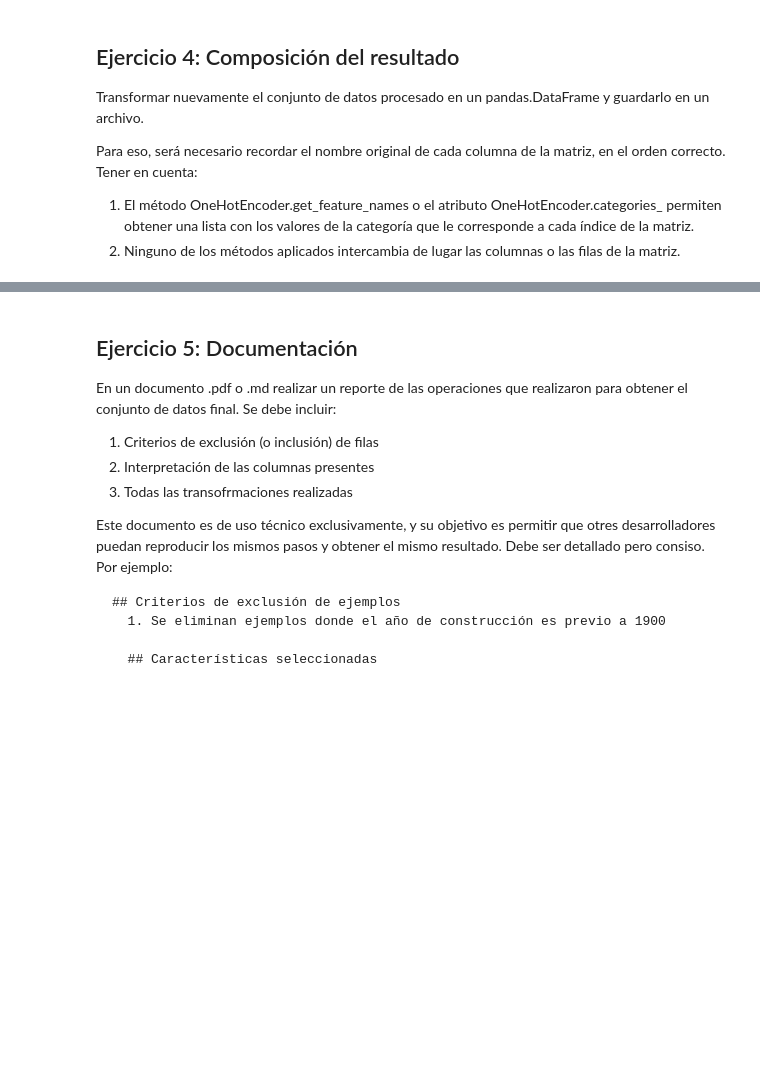
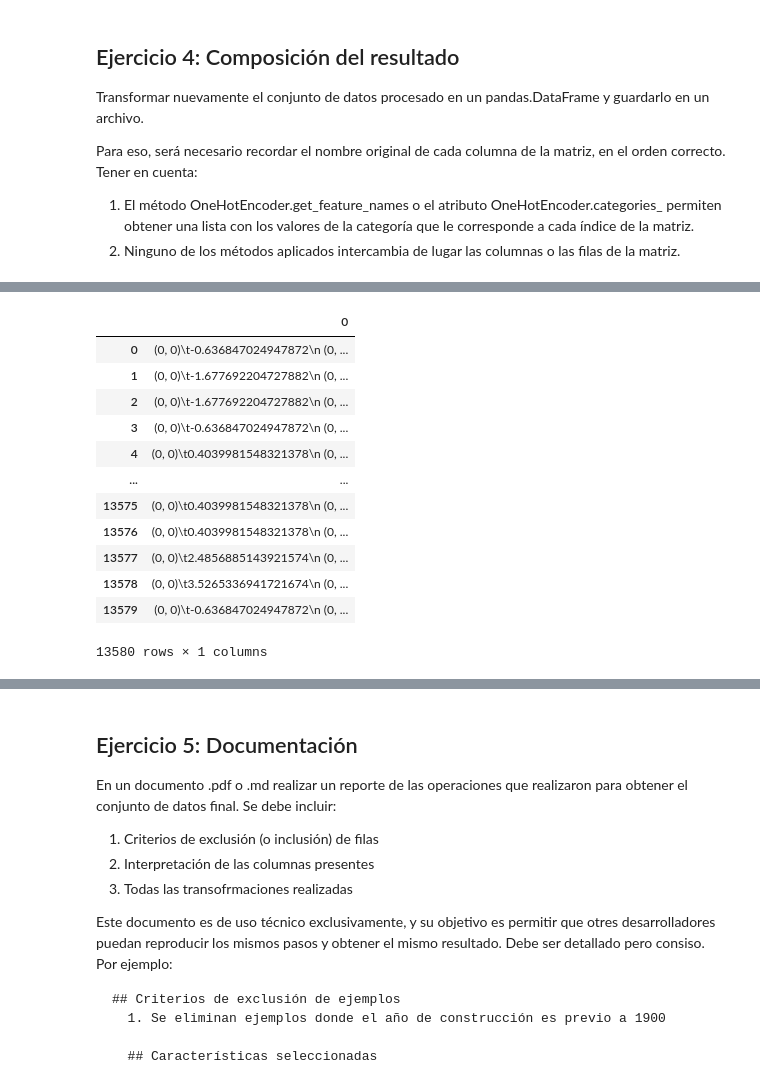
Before and after one commit to AlejandroGuedez/Equipo-23-de-Diplomado-data-scientist, a Jupyter notebook: EyCD_TP_Parte_1_Gr23_220518_Ale.ipynb, the cells around one changed output, grey strips where cells are left out. Cells and saved outputs as stored; diff of their text form; code cells hidden in the pictures; blank space fills up the shorter version.

```diff
--- a/EyCD_TP_Parte_1_Gr23_220518_Ale.ipynb
+++ b/EyCD_TP_Parte_1_Gr23_220518_Ale.ipynb
@@ -1350,0 +1372,2 @@ Para eso, será necesario recordar el nombre original de cada columna de la matr
+# %%
+merged_columns = merged_copy[['Car','BuildingArea','YearBuilt','CouncilArea']]
@@ -1351,3 +1418,23 @@ Para eso, será necesario recordar el nombre original de cada columna de la matr
+# %%
+X_train_prep = preprocessor.fit_transform(merged_columns)
+# %%
+X_test_prep  = preprocessor.transform(merged_columns)
+# %%
+pandas.DataFrame(X_test_prep)
+# %% [output]
+|  | 0 |
+| 0 | (0, 0)\t-0.636847024947872\n (0, ... |
+| 1 | (0, 0)\t-1.677692204727882\n (0, ... |
+| 2 | (0, 0)\t-1.677692204727882\n (0, ... |
+| 3 | (0, 0)\t-0.636847024947872\n (0, ... |
+| 4 | (0, 0)\t0.4039981548321378\n (0, ... |
+| ... | ... |
+| 13575 | (0, 0)\t0.4039981548321378\n (0, ... |
+| 13576 | (0, 0)\t0.4039981548321378\n (0, ... |
+| 13577 | (0, 0)\t2.4856885143921574\n (0, ... |
+| 13578 | (0, 0)\t3.5265336941721674\n (0, ... |
+| 13579 | (0, 0)\t-0.636847024947872\n (0, ... |
+13580 rows × 1 columns
 # %%
 ## Small example
 from sklearn.decomposition import PCA
```
Also changed, not shown: parts of 18 cells of this notebook.
